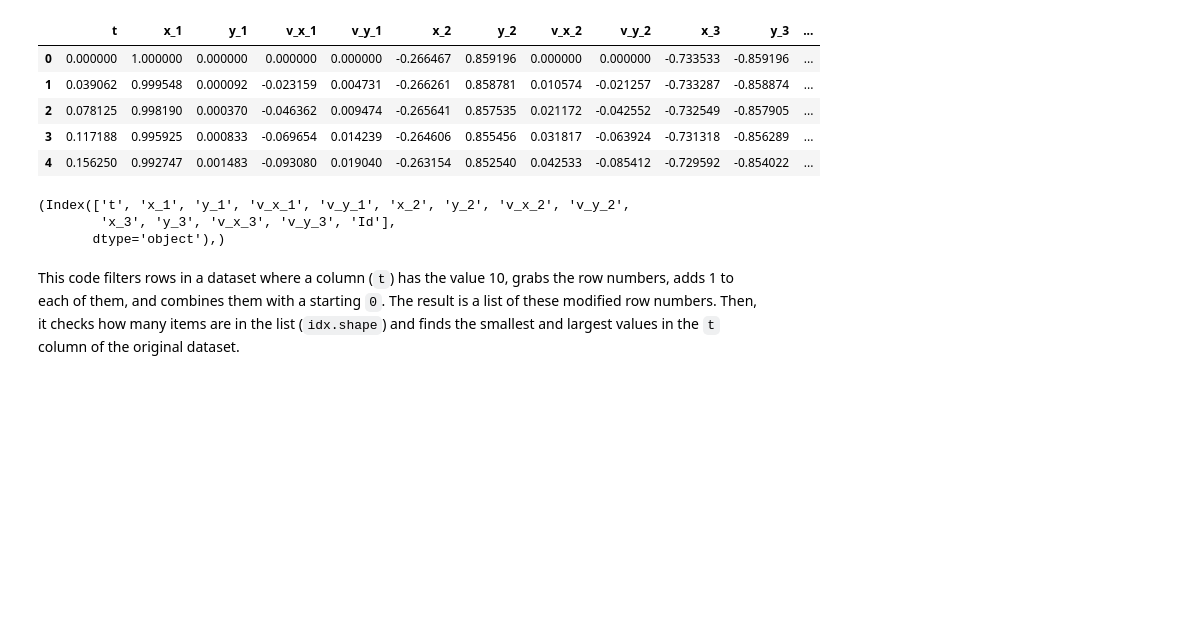
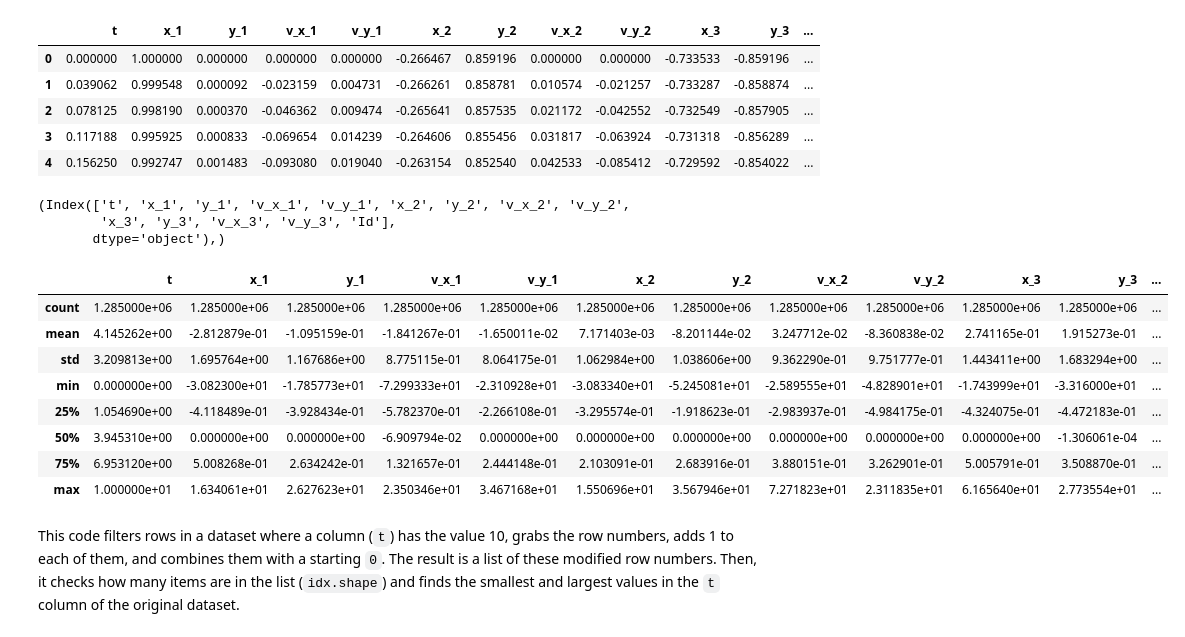
Before and after one commit to filipecolladavid/ThreeBodyProblemML, a Jupyter notebook: duarte/data_analysis.ipynb, the cells around one changed output. Saved outputs shown, nothing was run; the diff lists cells and outputs as text; code cells hidden in the pictures; blank space fills up the shorter version.

```diff
--- a/duarte/data_analysis.ipynb
+++ b/duarte/data_analysis.ipynb
@@ -64,6 +67,19 @@ trainSet.columns,
 (Index(['t', 'x_1', 'y_1', 'v_x_1', 'v_y_1', 'x_2', 'y_2', 'v_x_2', 'v_y_2',
         'x_3', 'y_3', 'v_x_3', 'v_y_3', 'Id'],
        dtype='object'),)
+# %%
+# Some statistics about the data
+trainSet.describe()
+# %% [output]
+|  | t | x_1 | y_1 | v_x_1 | v_y_1 | x_2 | y_2 | v_x_2 | v_y_2 | x_3 | y_3 | ... |
+| count | 1.285000e+06 | 1.285000e+06 | 1.285000e+06 | 1.285000e+06 | 1.285000e+06 | 1.285000e+06 | 1.285000e+06 | 1.285000e+06 | 1.285000e+06 | 1.285000e+06 | 1.285000e+06 | ... |
+| mean | 4.145262e+00 | -2.812879e-01 | -1.095159e-01 | -1.841267e-01 | -1.650011e-02 | 7.171403e-03 | -8.201144e-02 | 3.247712e-02 | -8.360838e-02 | 2.741165e-01 | 1.915273e-01 | ... |
+| std | 3.209813e+00 | 1.695764e+00 | 1.167686e+00 | 8.775115e-01 | 8.064175e-01 | 1.062984e+00 | 1.038606e+00 | 9.362290e-01 | 9.751777e-01 | 1.443411e+00 | 1.683294e+00 | ... |
+| min | 0.000000e+00 | -3.082300e+01 | -1.785773e+01 | -7.299333e+01 | -2.310928e+01 | -3.083340e+01 | -5.245081e+01 | -2.589555e+01 | -4.828901e+01 | -1.743999e+01 | -3.316000e+01 | ... |
+| 25% | 1.054690e+00 | -4.118489e-01 | -3.928434e-01 | -5.782370e-01 | -2.266108e-01 | -3.295574e-01 | -1.918623e-01 | -2.983937e-01 | -4.984175e-01 | -4.324075e-01 | -4.472183e-01 | ... |
+| 50% | 3.945310e+00 | 0.000000e+00 | 0.000000e+00 | -6.909794e-02 | 0.000000e+00 | 0.000000e+00 | 0.000000e+00 | 0.000000e+00 | 0.000000e+00 | 0.000000e+00 | -1.306061e-04 | ... |
+| 75% | 6.953120e+00 | 5.008268e-01 | 2.634242e-01 | 1.321657e-01 | 2.444148e-01 | 2.103091e-01 | 2.683916e-01 | 3.880151e-01 | 3.262901e-01 | 5.005791e-01 | 3.508870e-01 | ... |
+| max | 1.000000e+01 | 1.634061e+01 | 2.627623e+01 | 2.350346e+01 | 3.467168e+01 | 1.550696e+01 | 3.567946e+01 | 7.271823e+01 | 2.311835e+01 | 6.165640e+01 | 2.773554e+01 | ... |
 # %% [markdown]
 This code filters rows in a dataset where a column (`t`) has the value 10, grabs the row numbers, adds 1 to each of them, and combines them with a starting `0`. The result is a list of these modified row numbers. Then, it checks how many items are in the list (`idx.shape`) and finds the smallest and largest values in the `t` column of the original dataset.
 # %%
```
Also changed, not shown: parts of 14 cells of this notebook, 1 other file.
